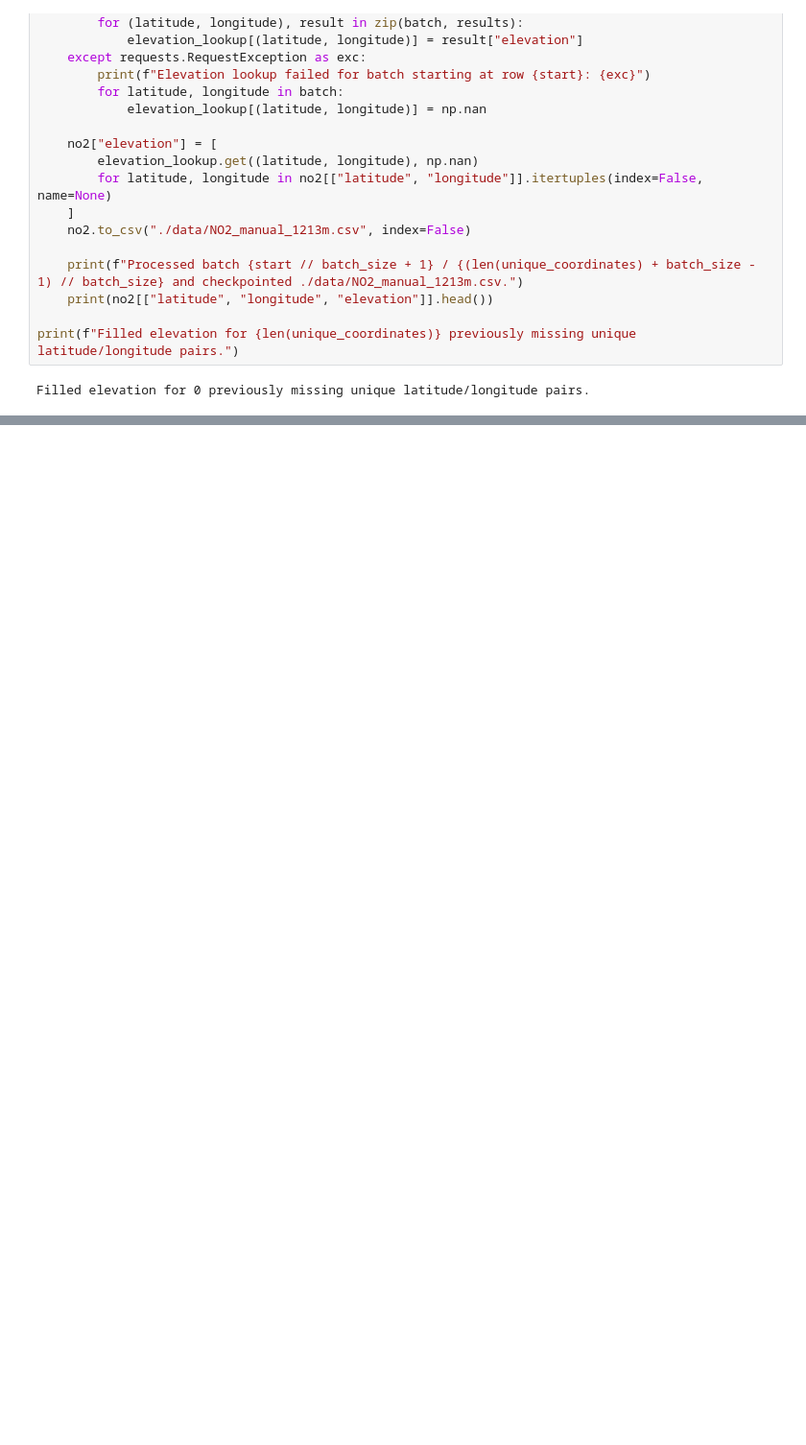
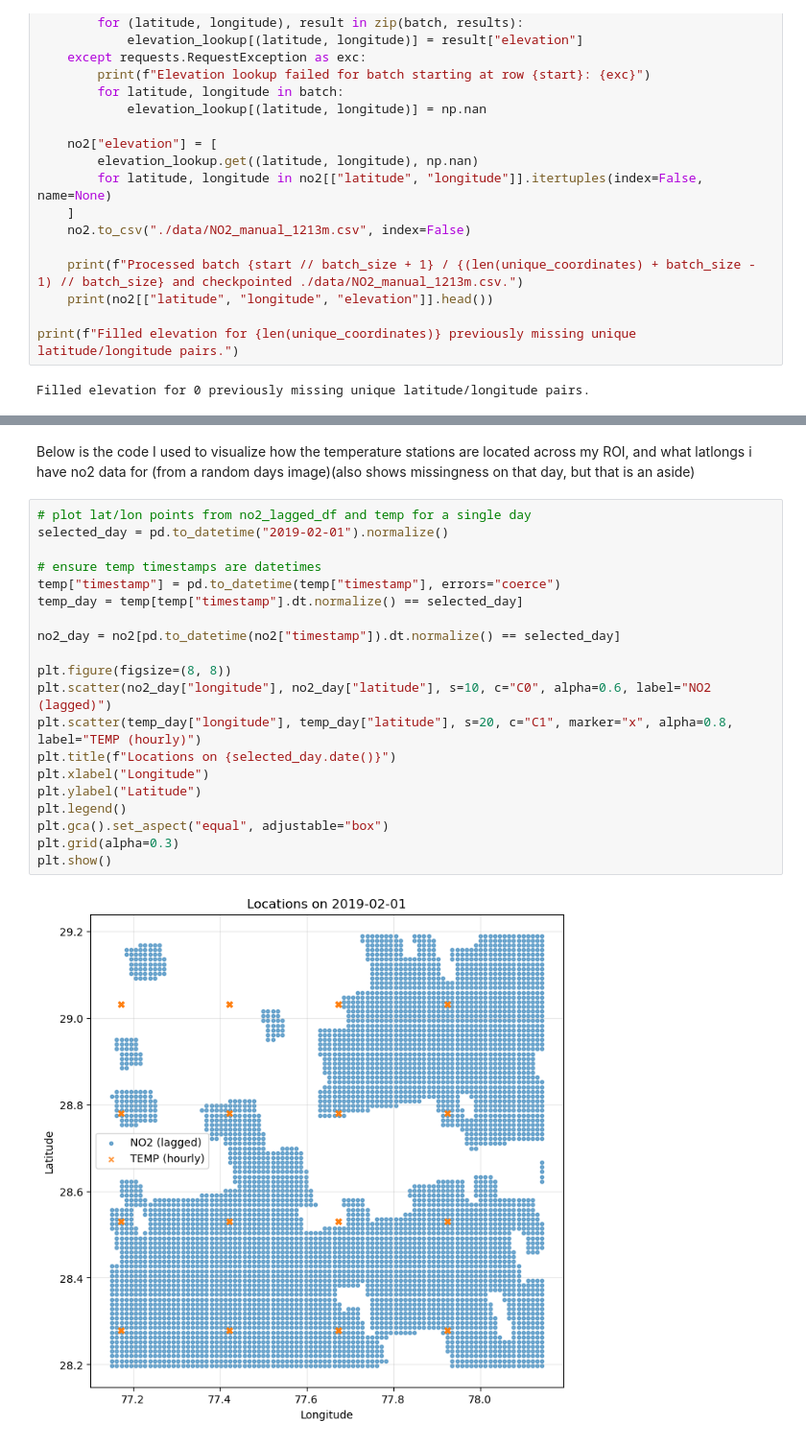
Before and after one commit to ArjSheth/ClimateConsciousImli, a Jupyter notebook: ml_stuff_finally.ipynb, the cells around one changed output, grey strips where cells are left out. Shown at 96% size. Cells and saved outputs as stored; diff of their text form; blank space fills up the shorter version.

```diff
--- a/ml_stuff_finally.ipynb
+++ b/ml_stuff_finally.ipynb
@@ -128,0 +173,24 @@ Created lagged NO2 dataset with shape: (1726422, 11)
+# %% [markdown]
+Below is the code I used to visualize how the temperature stations are located across my ROI, and what latlongs i have no2 data for (from a random days image)(also shows missingness on that day, but that is an aside)
+# %%
+# plot lat/lon points from no2_lagged_df and temp for a single day
+selected_day = pd.to_datetime("2019-02-01").normalize()
+
+# ensure temp timestamps are datetimes
+temp["timestamp"] = pd.to_datetime(temp["timestamp"], errors="coerce")
+temp_day = temp[temp["timestamp"].dt.normalize() == selected_day]
+
+no2_day = no2[pd.to_datetime(no2["timestamp"]).dt.normalize() == selected_day]
+
+plt.figure(figsize=(8, 8))
+plt.scatter(no2_day["longitude"], no2_day["latitude"], s=10, c="C0", alpha=0.6, label="NO2 (lagged)")
+plt.scatter(temp_day["longitude"], temp_day["latitude"], s=20, c="C1", marker="x", alpha=0.8, label="TEMP (hourly)")
+plt.title(f"Locations on {selected_day.date()}")
+plt.xlabel("Longitude")
+plt.ylabel("Latitude")
+plt.legend()
+plt.gca().set_aspect("equal", adjustable="box")
+plt.grid(alpha=0.3)
+plt.show()
+# %% [output]
+[figure, added]
```
Also changed, not shown: parts of 31 cells of this notebook.
